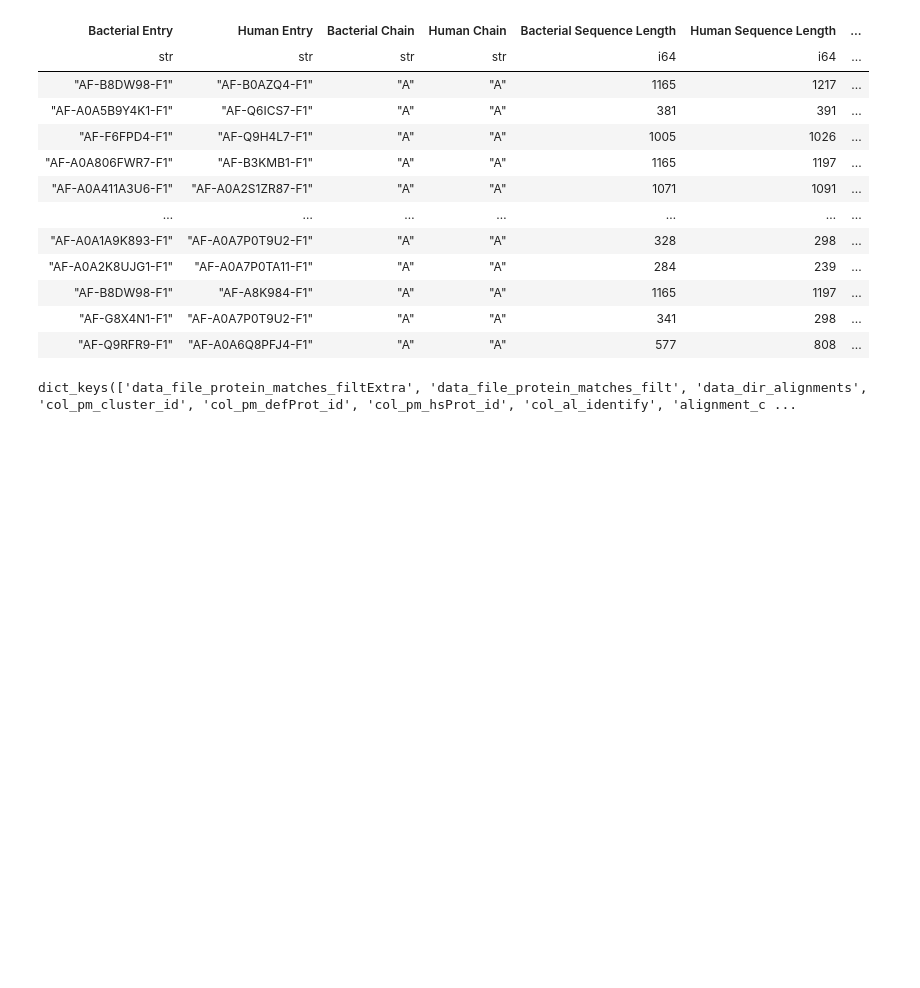
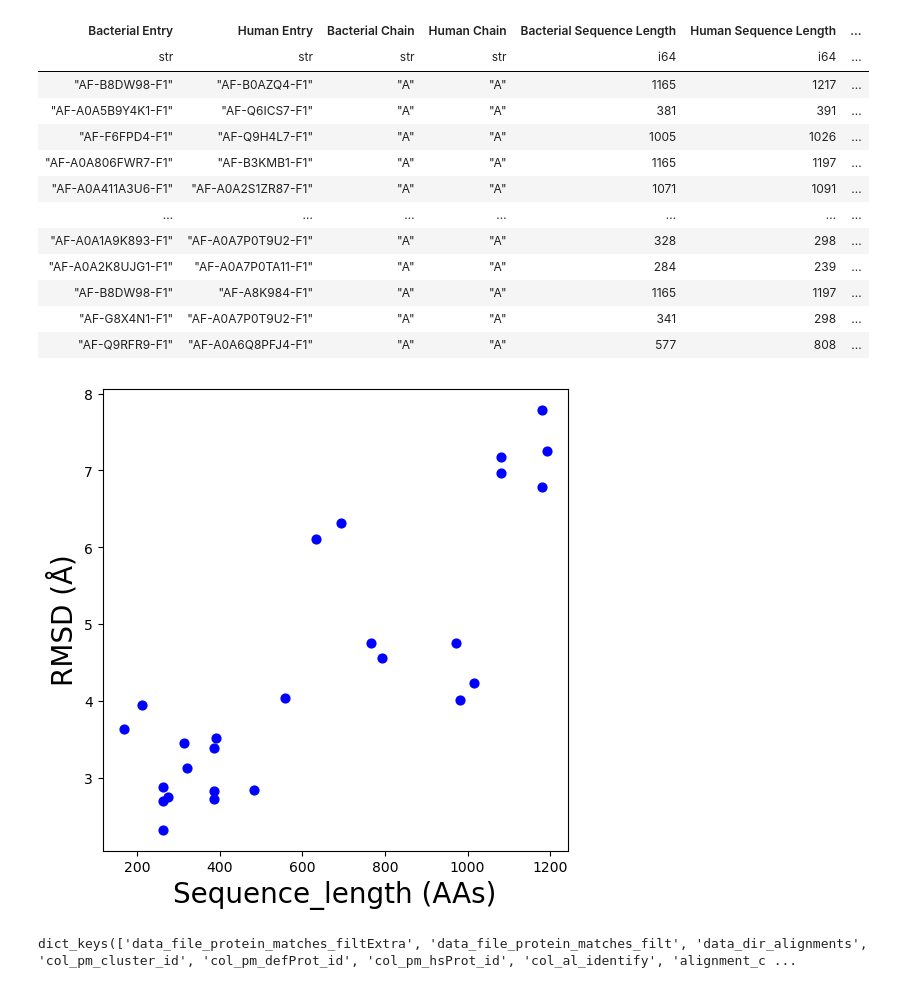
Before and after one commit to juliandeanmoran/BISSH, a Jupyter notebook: testing/explore_protein_matches.ipynb, the cells around one changed output. Drawn from its saved outputs; the diff is of its cells as text; code cells hidden in the pictures; blank space fills up the shorter version.

```diff
--- a/testing/explore_protein_matches.ipynb
+++ b/testing/explore_protein_matches.ipynb
@@ -270,6 +273,79 @@ shape: (26, 12)
 | "AF-B8DW98-F1" | "AF-A8K984-F1" | "A" | "A" | 1165 | 1197 | ... |
 | "AF-G8X4N1-F1" | "AF-A0A7P0T9U2-F1" | "A" | "A" | 341 | 298 | ... |
 | "AF-Q9RFR9-F1" | "AF-A0A6Q8PFJ4-F1" | "A" | "A" | 577 | 808 | ... |
+# %%
+# ============================================================
+#                           RMSD v. sequence length
+# ============================================================
+
+def out_plot(
+        figure: plt.Figure,
+        out_path: str,
+        svg: bool = True,
+        png_dpi: int = 1080
+) -> None:
+    out_path = Path(out_path)
+    if svg:
+        figure.savefig(out_path.with_suffix(".svg"))
+    if png_dpi:
+        figure.savefig(out_path.with_suffix(".png"), dpi=png_dpi)
+    return None
+
+def plot_rmsd_vs_mean_length(
+    df: pl.DataFrame,
+    plot_title: str = "",
+    title_font_size: int = 14,
+    y_axis_label: str = "RMSD (Å)",
+    x_axis_label: str = "Sequence_length (AAs)",
+    dot_size: float = 40,
+    dot_alpha: float = 1.0,
+    dot_colour: str = "blue",
+    axis_label_font_size: int = 20,
+    ann_font_size: int = 14,
+    label_best_n: int = 3,
+    dims: Tuple[int, int] = (6, 6),
+    out_path = None,
+) -> None:
+
+    df_plot = df.with_columns(
+        (
+            (pl.col("Bacterial Sequence Length") + pl.col("Human Sequence Length")) / 2
+        ).alias("mean_length")
+    )
+
+    x = df_plot["mean_length"].to_numpy()
+    y = df_plot["RMSD"].to_numpy()
+
+    fig, ax = plt.subplots(figsize=dims)
+    ax.scatter(x, y, s=dot_size, c=dot_colour, alpha=dot_alpha)
+
+    ax.set_title(plot_title, fontsize=title_font_size)
+    ax.set_xlabel(x_axis_label, fontsize=axis_label_font_size)
+    ax.set_ylabel(y_axis_label, fontsize=axis_label_font_size)
+
+    best = df_plot.sort("RMSD").head(label_best_n)
+    # texts = []
+    # for row in best.iter_rows(named=True):
+    #     texts.append(
+    #         ax.annotate(
+    #             row["Human Entry"],
+    #             (row["mean_length"], row["RMSD"]),
+    #             fontsize=ann_font_size,
+    #         )
+    #     )
+    # # adjust_text(texts, ax=ax)
+
+    if out_path is not None:
+        out_plot(figure=fig, out_path=out_path, svg=True, png_dpi=1080)
+
+    plt.show()
+
+plot_rmsd_vs_mean_length(
+    df_alignment_metrics,
+    out_path=f"{args['out_path']}/RMSD_seqLength_n={len(df_alignment_metrics)}"
+)
+# %% [output]
+[figure, added]
 # %%
 args.keys()
 # %% [output]
```
Also changed, not shown: parts of 7 cells of this notebook, 3 other files.
